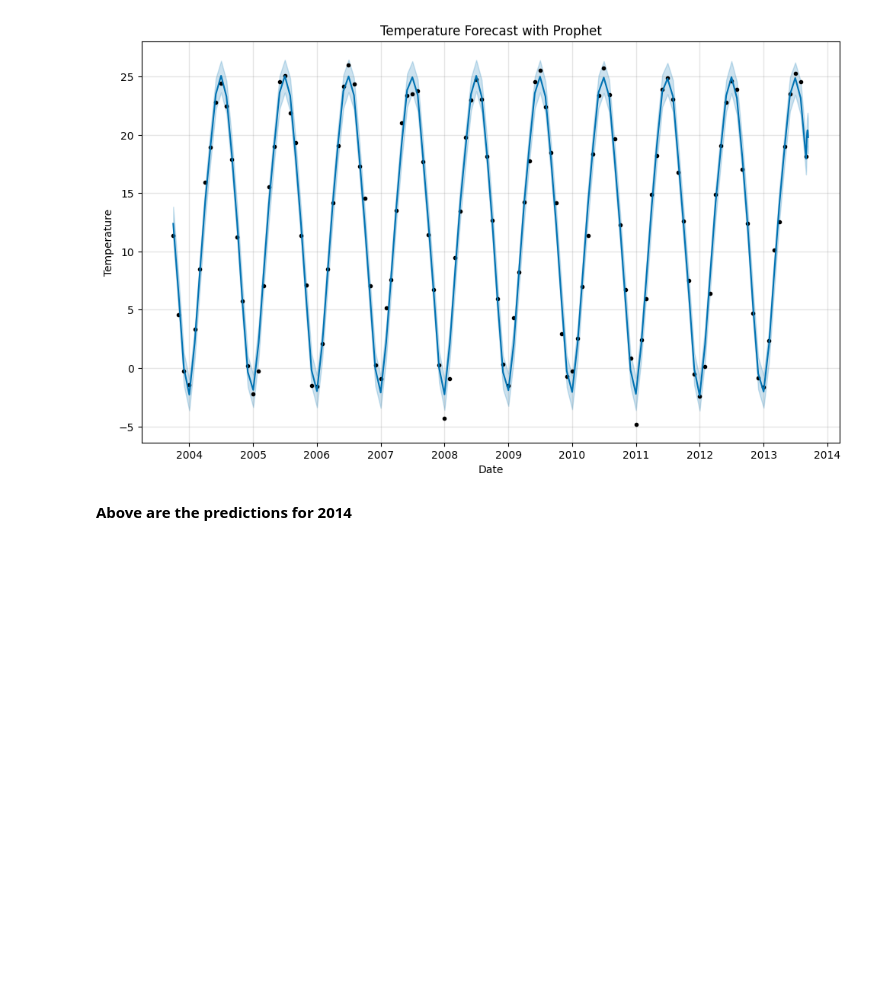
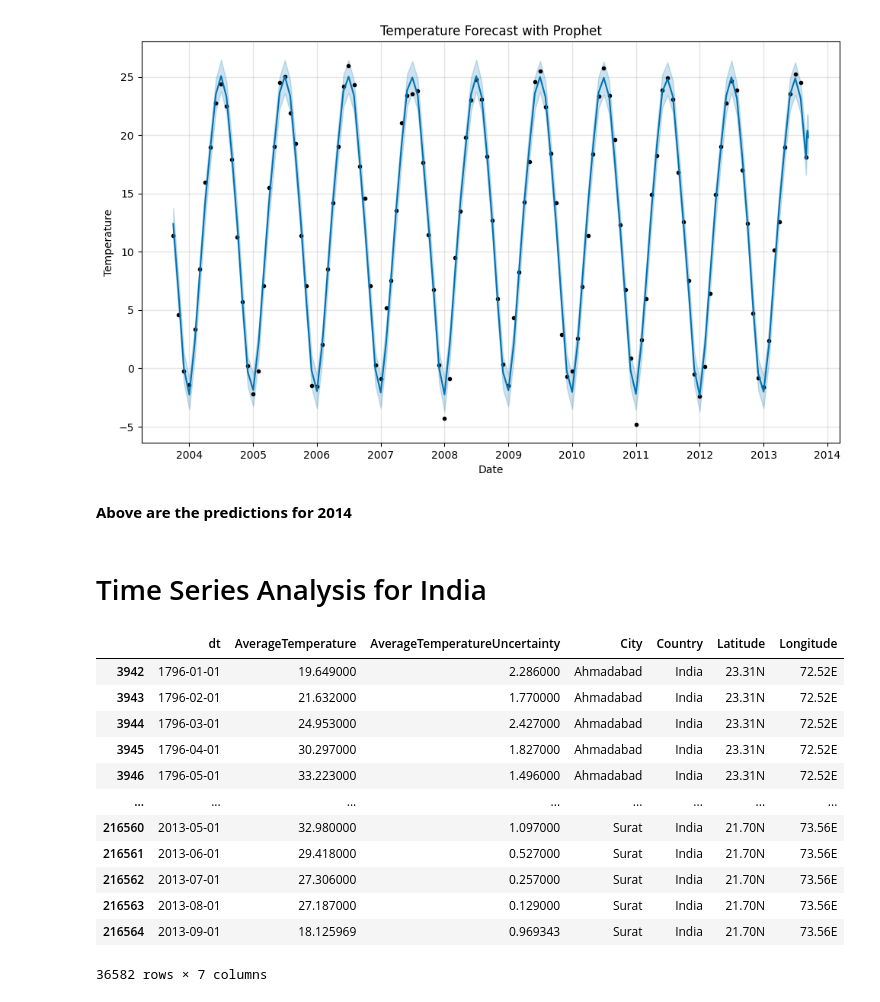
Before and after one commit to shivank124/Kaggle, a Jupyter notebook: global-temperature-records-1850-2022.ipynb, the cells around one changed output. Drawn from its saved outputs; the diff is of its cells as text; code cells hidden in the pictures; blank space fills up the shorter version.

```diff
--- a/global-temperature-records-1850-2022.ipynb
+++ b/global-temperature-records-1850-2022.ipynb
@@ -305,3 +301,22 @@ plt.show()
 [figure]
 # %% [markdown]
 ****Above are the predictions for 2014****
+# %% [markdown]
+# Time Series Analysis for India
+# %%
+ind_df = df[df['Country']=='India']
+ind_df
+# %% [output]
+|  | dt | AverageTemperature | AverageTemperatureUncertainty | City | Country | Latitude | Longitude |
+| 3942 | 1796-01-01 | 19.649000 | 2.286000 | Ahmadabad | India | 23.31N | 72.52E |
+| 3943 | 1796-02-01 | 21.632000 | 1.770000 | Ahmadabad | India | 23.31N | 72.52E |
+| 3944 | 1796-03-01 | 24.953000 | 2.427000 | Ahmadabad | India | 23.31N | 72.52E |
+| 3945 | 1796-04-01 | 30.297000 | 1.827000 | Ahmadabad | India | 23.31N | 72.52E |
+| 3946 | 1796-05-01 | 33.223000 | 1.496000 | Ahmadabad | India | 23.31N | 72.52E |
+| ... | ... | ... | ... | ... | ... | ... | ... |
+| 216560 | 2013-05-01 | 32.980000 | 1.097000 | Surat | India | 21.70N | 73.56E |
+| 216561 | 2013-06-01 | 29.418000 | 0.527000 | Surat | India | 21.70N | 73.56E |
+| 216562 | 2013-07-01 | 27.306000 | 0.257000 | Surat | India | 21.70N | 73.56E |
+| 216563 | 2013-08-01 | 27.187000 | 0.129000 | Surat | India | 21.70N | 73.56E |
+| 216564 | 2013-09-01 | 18.125969 | 0.969343 | Surat | India | 21.70N | 73.56E |
+36582 rows × 7 columns
```
Also changed, not shown: parts of 13 cells of this notebook.
